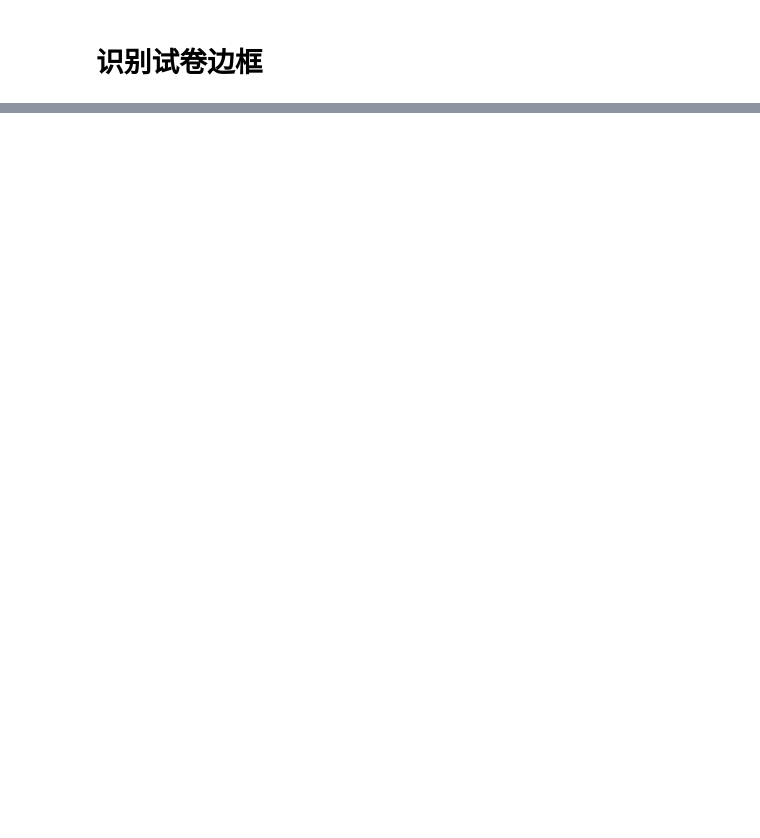
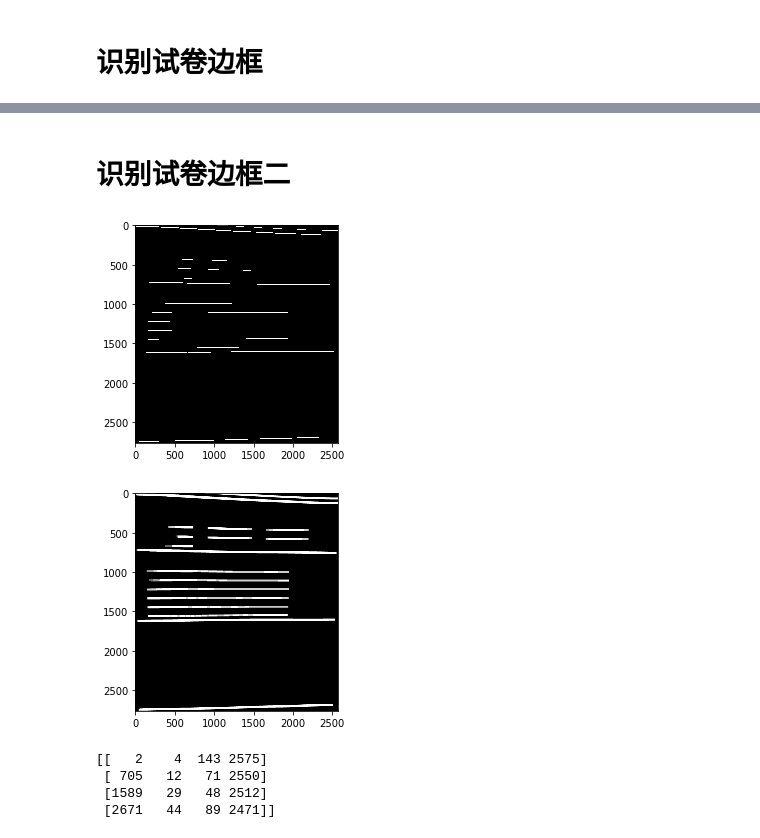
Before and after one commit to hecongziyu/myproject, a Jupyter notebook: imagehandle/试卷处理.ipynb, the cells around one changed output, grey strips where cells are left out. Cells and saved outputs as stored; diff of their text form; code cells hidden in the pictures; blank space fills up the shorter version.

```diff
--- a/imagehandle/试卷处理.ipynb
+++ b/imagehandle/试卷处理.ipynb
@@ -245,0 +254,58 @@ _get_rect(nn)
+# %% [markdown]
+# 识别试卷边框二
+# %%
+DEBUG = True
+
+def _get_rect(image):
+    image = cv2.blur(image, tuple((5, 5)))
+    element = cv2.getStructuringElement(cv2.MORPH_RECT, tuple((21, 21)), (-1, -1))
+    imgr = cv2.dilate(image, element, iterations=1)
+    if DEBUG:
+#             logger.debug('调试，显示处理后合并图')
+        plt.imshow(imgr,'gray')
+        plt.show()
+
+    nimg, contours, hierarchy = cv2.findContours(imgr, cv2.RETR_TREE, cv2.CHAIN_APPROX_SIMPLE)
+    return contours
+
+imgage = cv2.imread('/home/hecong/image/fill/crop.jpg',cv2.IMREAD_COLOR)
+img = cv2.cvtColor(imgage,cv2.COLOR_BGR2GRAY)
+img = cv2.GaussianBlur(img,(5,5),0)
+# ret,img = cv2.threshold(img,0,255,cv2.THRESH_BINARY_INV + cv2.THRESH_OTSU)
+img = cv2.adaptiveThreshold(img,255,cv2.ADAPTIVE_THRESH_MEAN_C, cv2.THRESH_BINARY_INV,11,2)  # 11, 2 这两个参数有什么用 ？？
+
+horizontal = np.copy(img)
+vertical = np.copy(img)
+
+cols = horizontal.shape[1]
+horizontal_size = int(cols / 30)
+
+# Create structure element for extracting horizontal lines through morphology operations
+horizontalStructure = cv2.getStructuringElement(cv2.MORPH_RECT, (horizontal_size, 1))
+# Apply morphology operations
+horizontal = cv2.erode(horizontal, horizontalStructure)
+horizontal = cv2.dilate(horizontal, horizontalStructure)
+plt.imshow(horizontal,'gray')
+plt.show()
+length = imgage.shape[1]
+contours = _get_rect(horizontal)
+# %% [output]
+[figure, added]
+[figure, added]
+# %%
+cnts = []
+# print(contours)
+for cnt in contours:
+    x,y,w,h = cv2.boundingRect(cnt)
+    if w > int(length*0.9):
+        cnts.append([y,x,h,w])
+
+cnts = np.array(cnts)
+idex = np.lexsort([cnts[:, 1], cnts[:, 0]])
+cnts = cnts[idex,:]
+print(cnts)
+# %% [output]
+[[   2    4  143 2575]
+ [ 705   12   71 2550]
+ [1589   29   48 2512]
+ [2671   44   89 2471]]
```
Also changed, not shown: parts of 2 cells of this notebook, 1 other file.
